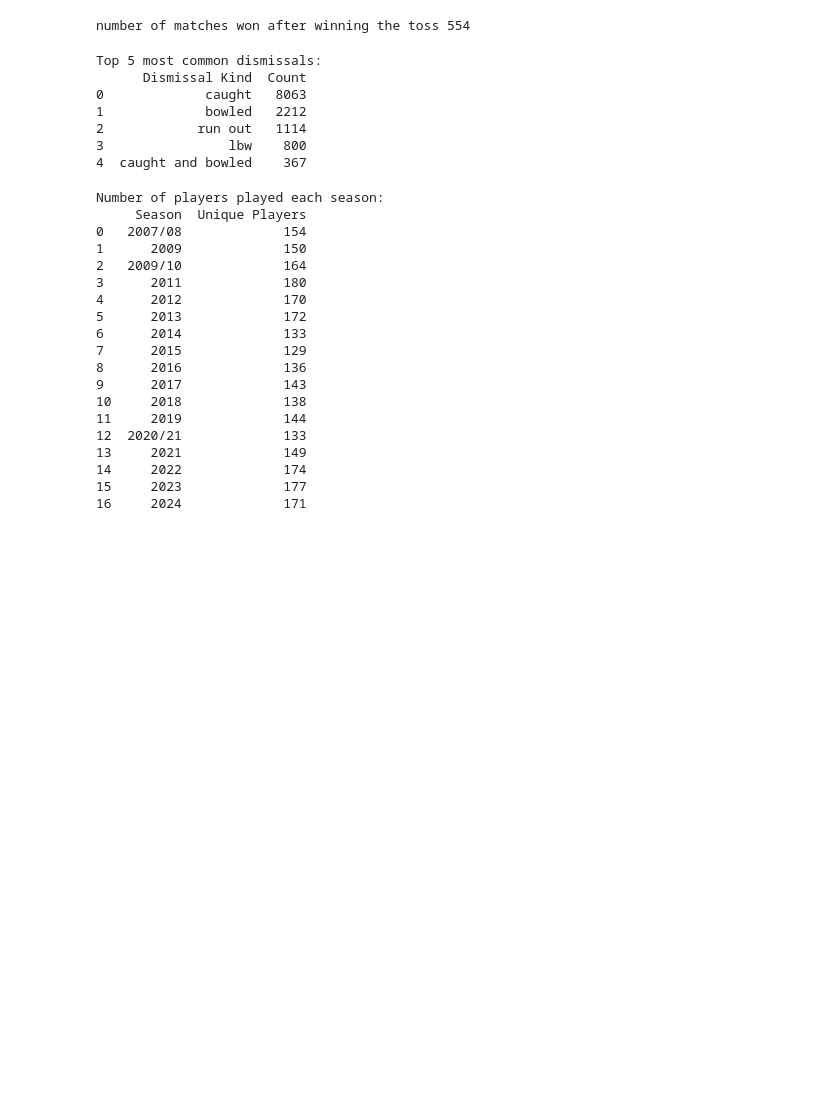
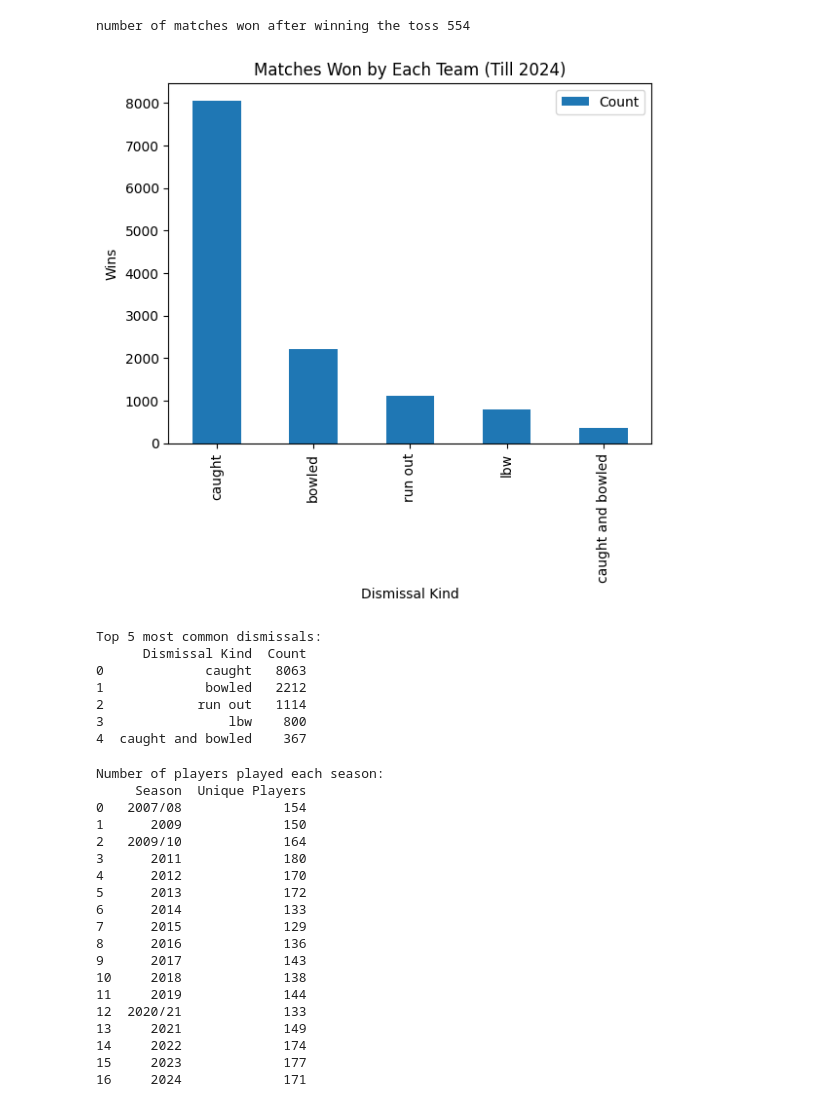
Before and after one commit to Parth-0804/DS_PROJEKT_AIM, a Jupyter notebook: 01_data/GR04_ipynb_Hiregoudar1_Ravaliya2_GoblipurBhanuprakashNag3.ipynb, the cells around one changed output. Saved outputs shown, nothing was run; the diff lists cells and outputs as text; code cells hidden in the pictures; blank space fills up the shorter version.

```diff
--- a/01_data/GR04_ipynb_Hiregoudar1_Ravaliya2_GoblipurBhanuprakashNag3.ipynb
+++ b/01_data/GR04_ipynb_Hiregoudar1_Ravaliya2_GoblipurBhanuprakashNag3.ipynb
@@ -251,10 +251,15 @@ number of matches won after winning the toss 554
 # %%
 # Top 5 most commom dissmissals
 top_5_dismissals_df = deliveries['dismissal_kind'].value_counts().dropna().head(5).reset_index()
 top_5_dismissals_df.columns = ['Dismissal Kind', 'Count']
+top_5_dismissals_df.plot(kind='bar', title='Matches Won by Each Team (Till 2024)',x='Dismissal Kind',y='Count')
+plt.xlabel('Dismissal Kind')
+plt.ylabel('Wins')
+plt.show()
 print("Top 5 most common dismissals:")
 print(top_5_dismissals_df)
 # %% [output]
+[figure, added]
 Top 5 most common dismissals:
       Dismissal Kind  Count
 0             caught   8063
```
